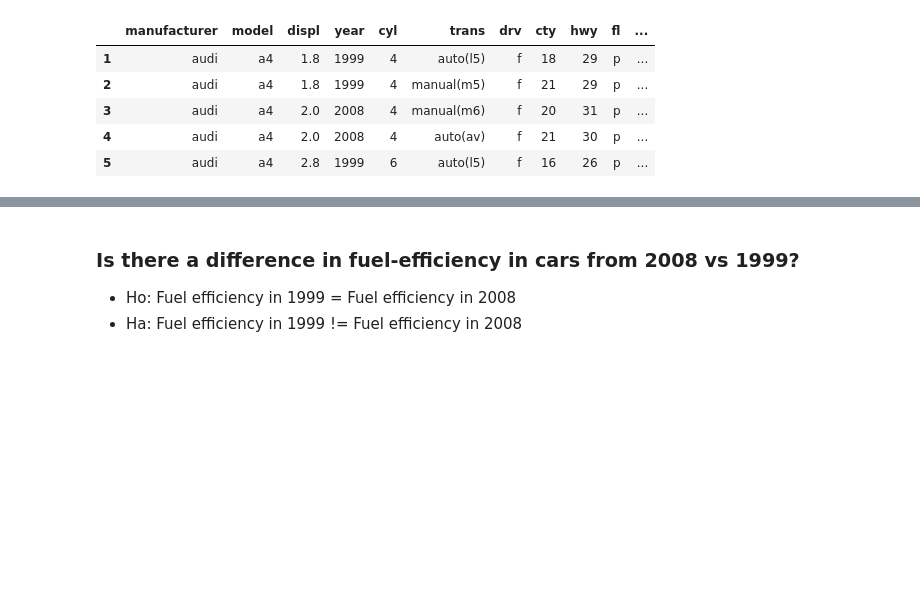
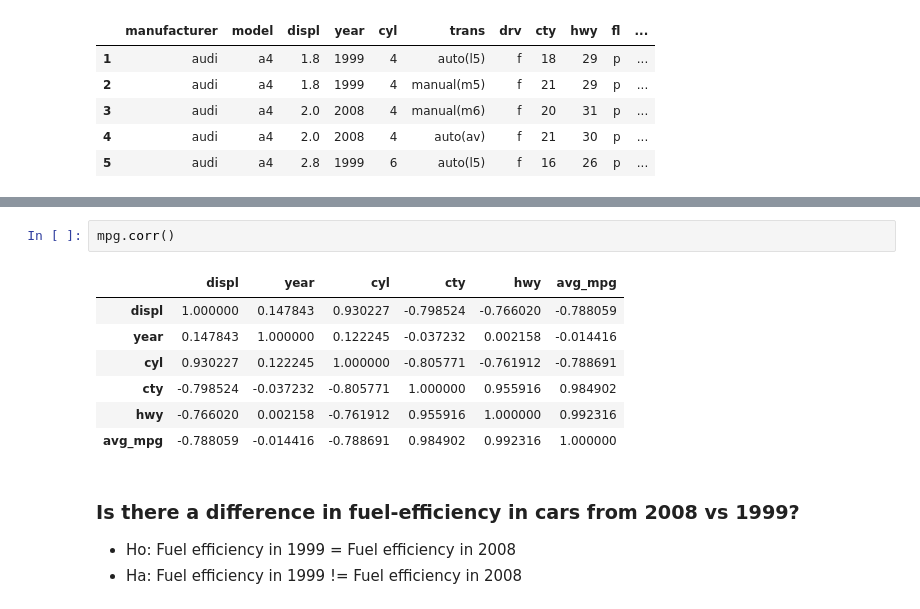
Before and after one commit to jeffakins/statistics_exercises, a Jupyter notebook: hypothesis_testing.ipynb, the cells around one changed output, grey strips where cells are left out. Drawn from its saved outputs; the diff is of its cells as text; blank space fills up the shorter version.

```diff
--- a/hypothesis_testing.ipynb
+++ b/hypothesis_testing.ipynb
@@ -107,3 +113,13 @@ mpg.head()
+# %%
+mpg.corr()
+# %% [output]
+|  | displ | year | cyl | cty | hwy | avg_mpg |
+| displ | 1.000000 | 0.147843 | 0.930227 | -0.798524 | -0.766020 | -0.788059 |
+| year | 0.147843 | 1.000000 | 0.122245 | -0.037232 | 0.002158 | -0.014416 |
+| cyl | 0.930227 | 0.122245 | 1.000000 | -0.805771 | -0.761912 | -0.788691 |
+| cty | -0.798524 | -0.037232 | -0.805771 | 1.000000 | 0.955916 | 0.984902 |
+| hwy | -0.766020 | 0.002158 | -0.761912 | 0.955916 | 1.000000 | 0.992316 |
+| avg_mpg | -0.788059 | -0.014416 | -0.788691 | 0.984902 | 0.992316 | 1.000000 |
 # %% [markdown]
 ### Is there a difference in fuel-efficiency in cars from 2008 vs 1999?
 - Ho: Fuel efficiency in 1999 = Fuel efficiency in 2008
```
Also changed, not shown: parts of 1 cell of this notebook.
